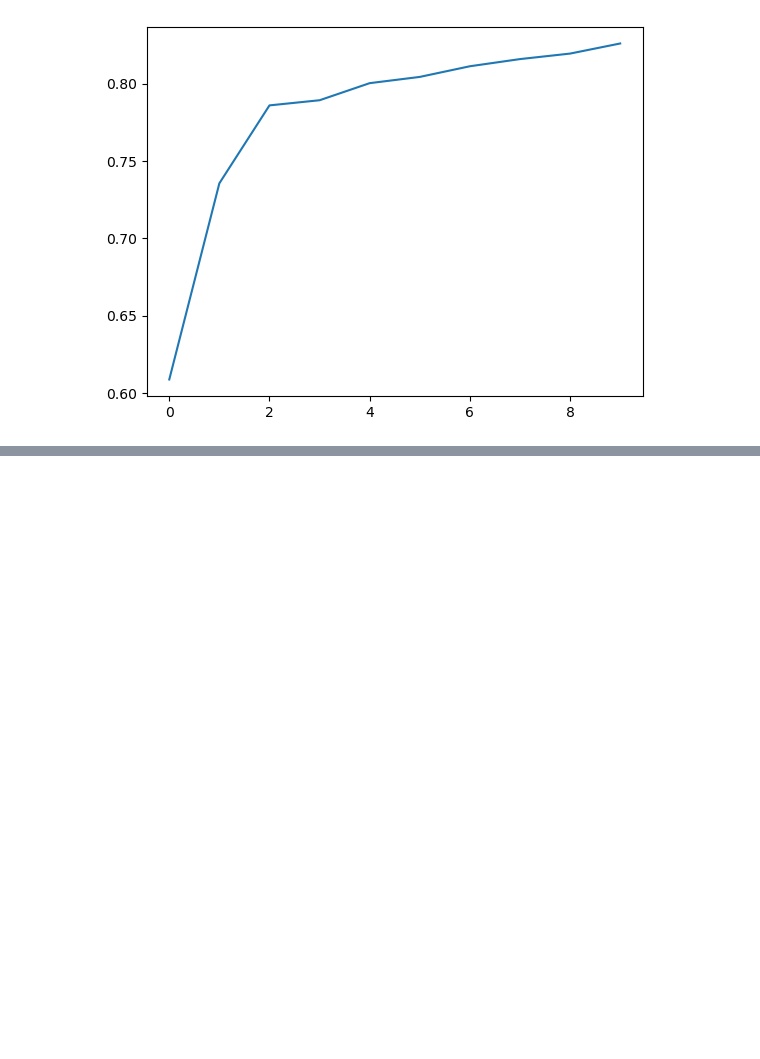
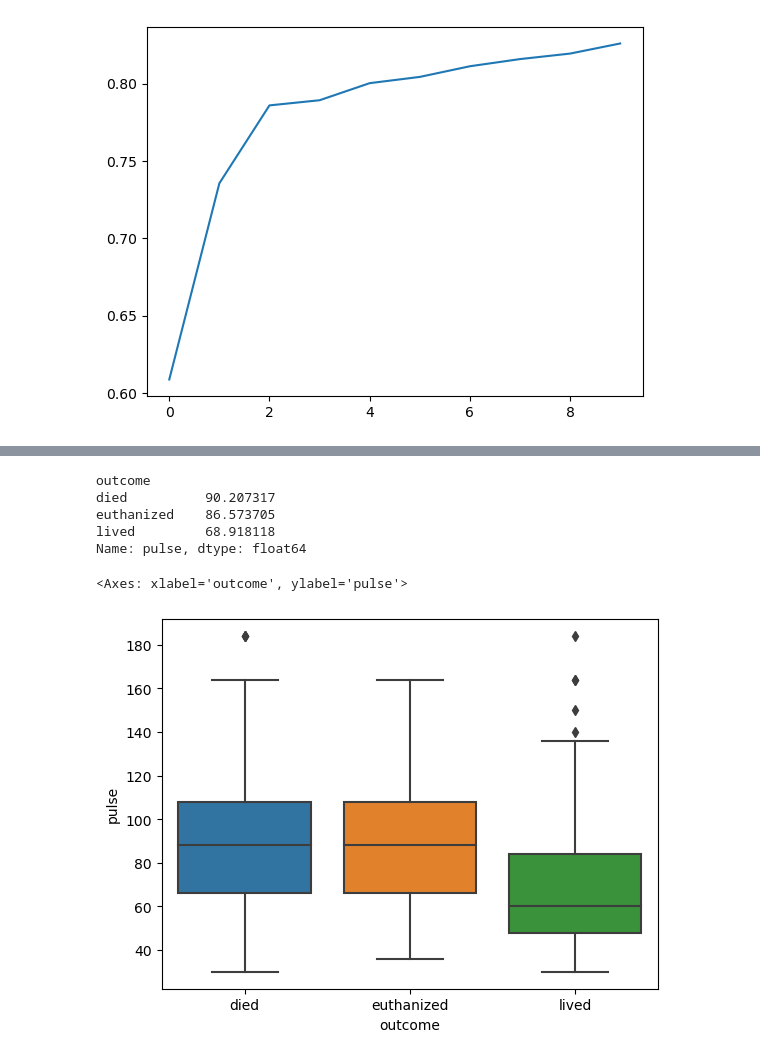
Before and after one commit to muthuganeshece/MLAssignments, a Jupyter notebook: SupervisedML/SupervisedML.ipynb, the cells around one changed output, grey strips where cells are left out. Drawn from its saved outputs; the diff is of its cells as text; code cells hidden in the pictures; blank space fills up the shorter version.

Commit message:
assignments for naive bayes completed

```diff
--- a/SupervisedML/SupervisedML.ipynb
+++ b/SupervisedML/SupervisedML.ipynb
@@ -1139,0 +1143,3 @@ LGBM Acc:  0.8184085510688837
+# %%
+data = pd.read_csv(r"F:\Muthu_2023\Personal\NextStep\DSCourse\Scaler\MLAssignments\Dataset\health_outcome_dataset.csv")
+data.head()
@@ -1139,0 +1154,14 @@ LGBM Acc:  0.8184085510688837
+# %%
+# Assignment 1
+data.groupby("outcome")['pulse'].mean()
+# %% [output]
+outcome
+died          90.207317
+euthanized    86.573705
+lived         68.918118
+Name: pulse, dtype: float64
+# %%
+sns.boxplot(data=data, y = 'pulse', x='outcome')
+# %% [output]
+<Axes: xlabel='outcome', ylabel='pulse'>
+[figure, added]
```
Also changed, not shown: parts of 47 cells of this notebook.
